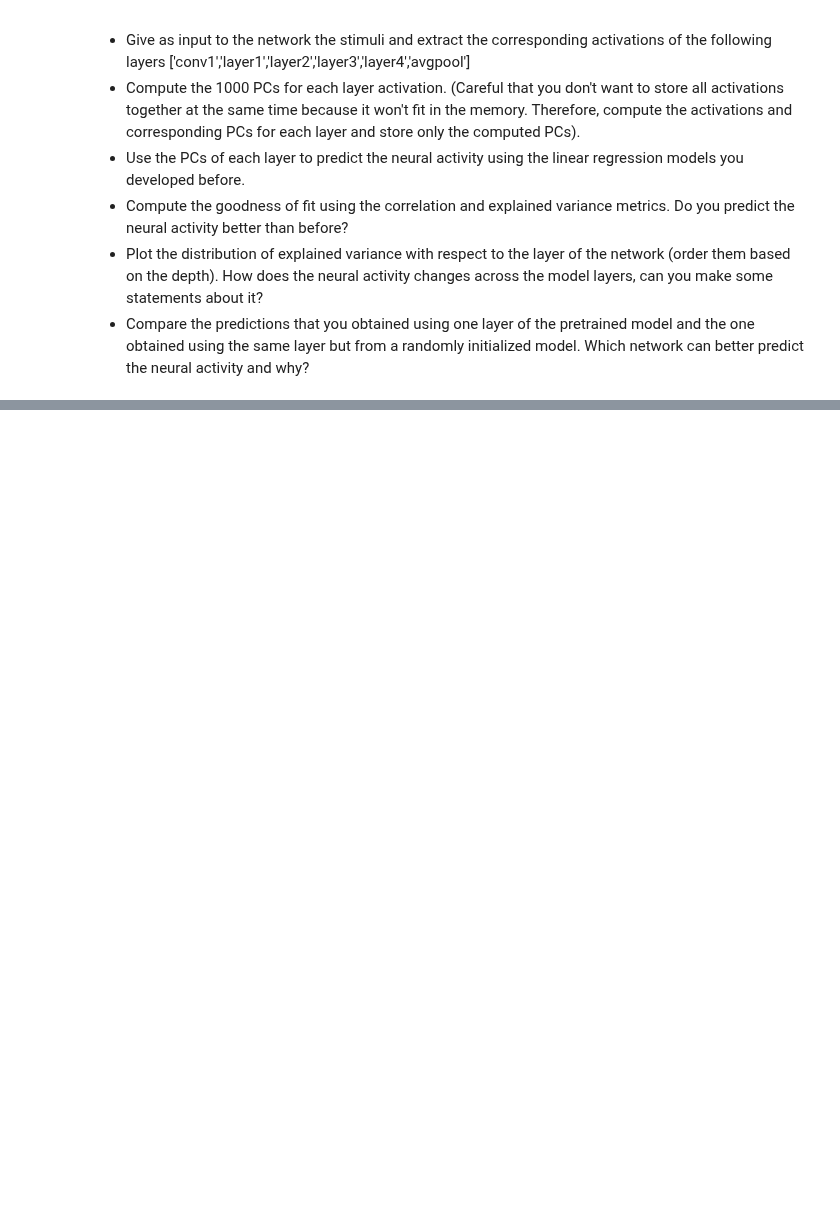
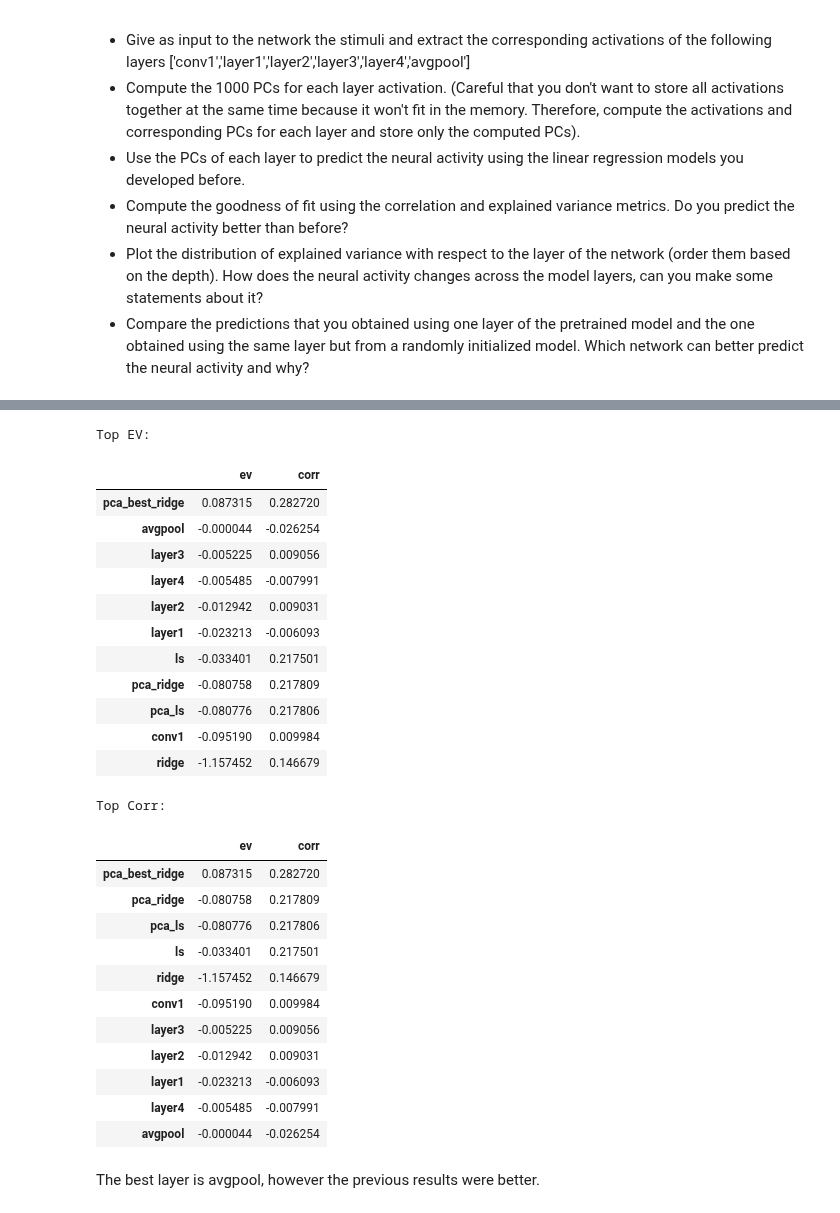
Before and after one commit to ledondodo/brainlike, a Jupyter notebook: week6.ipynb, the cells around one changed output, grey strips where cells are left out. Cells and saved outputs as stored; diff of their text form; code cells hidden in the pictures; blank space fills up the shorter version.

Commit message:
w6 layers

```diff
--- a/week6.ipynb
+++ b/week6.ipynb
@@ -388,0 +455,38 @@ Mean Pearson correlation: 0.22186734
+# %%
+import pandas as pd
+
+metrics_df = pd.DataFrame.from_dict(metrics, orient='index')
+
+print("Top EV:")
+display(metrics_df.sort_values(by='ev', ascending=False))
+print("\nTop Corr:")
+display(metrics_df.sort_values(by='corr', ascending=False))
+# %% [output]
+Top EV:
+|  | ev | corr |
+| pca_best_ridge | 0.087315 | 0.282720 |
+| avgpool | -0.000044 | -0.026254 |
+| layer3 | -0.005225 | 0.009056 |
+| layer4 | -0.005485 | -0.007991 |
+| layer2 | -0.012942 | 0.009031 |
+| layer1 | -0.023213 | -0.006093 |
+| ls | -0.033401 | 0.217501 |
+| pca_ridge | -0.080758 | 0.217809 |
+| pca_ls | -0.080776 | 0.217806 |
+| conv1 | -0.095190 | 0.009984 |
+| ridge | -1.157452 | 0.146679 |
+Top Corr:
+|  | ev | corr |
+| pca_best_ridge | 0.087315 | 0.282720 |
+| pca_ridge | -0.080758 | 0.217809 |
+| pca_ls | -0.080776 | 0.217806 |
+| ls | -0.033401 | 0.217501 |
+| ridge | -1.157452 | 0.146679 |
+| conv1 | -0.095190 | 0.009984 |
+| layer3 | -0.005225 | 0.009056 |
+| layer2 | -0.012942 | 0.009031 |
+| layer1 | -0.023213 | -0.006093 |
+| layer4 | -0.005485 | -0.007991 |
+| avgpool | -0.000044 | -0.026254 |
+# %% [markdown]
+The best layer is avgpool, however the previous results were better.
```
Also changed, not shown: parts of 28 cells of this notebook.
